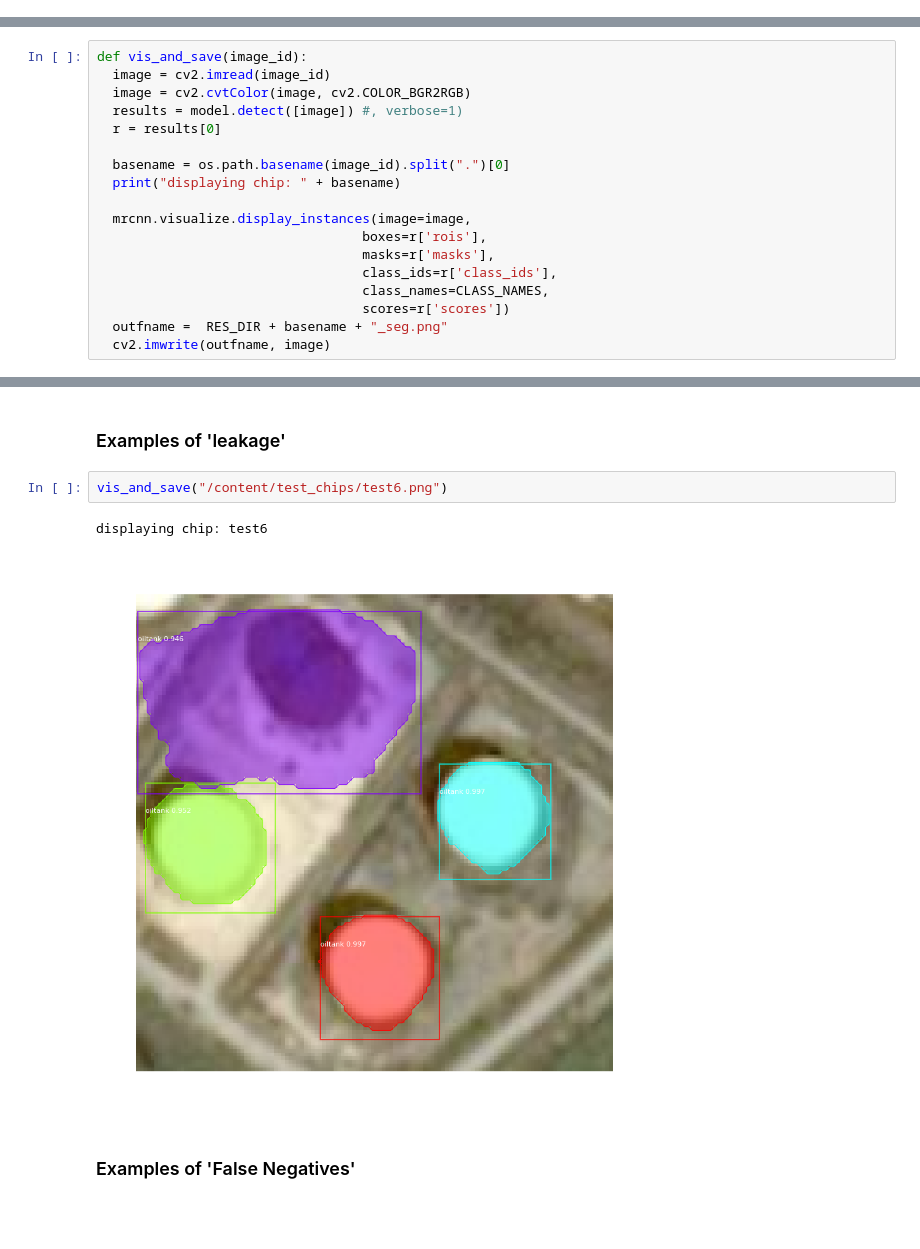
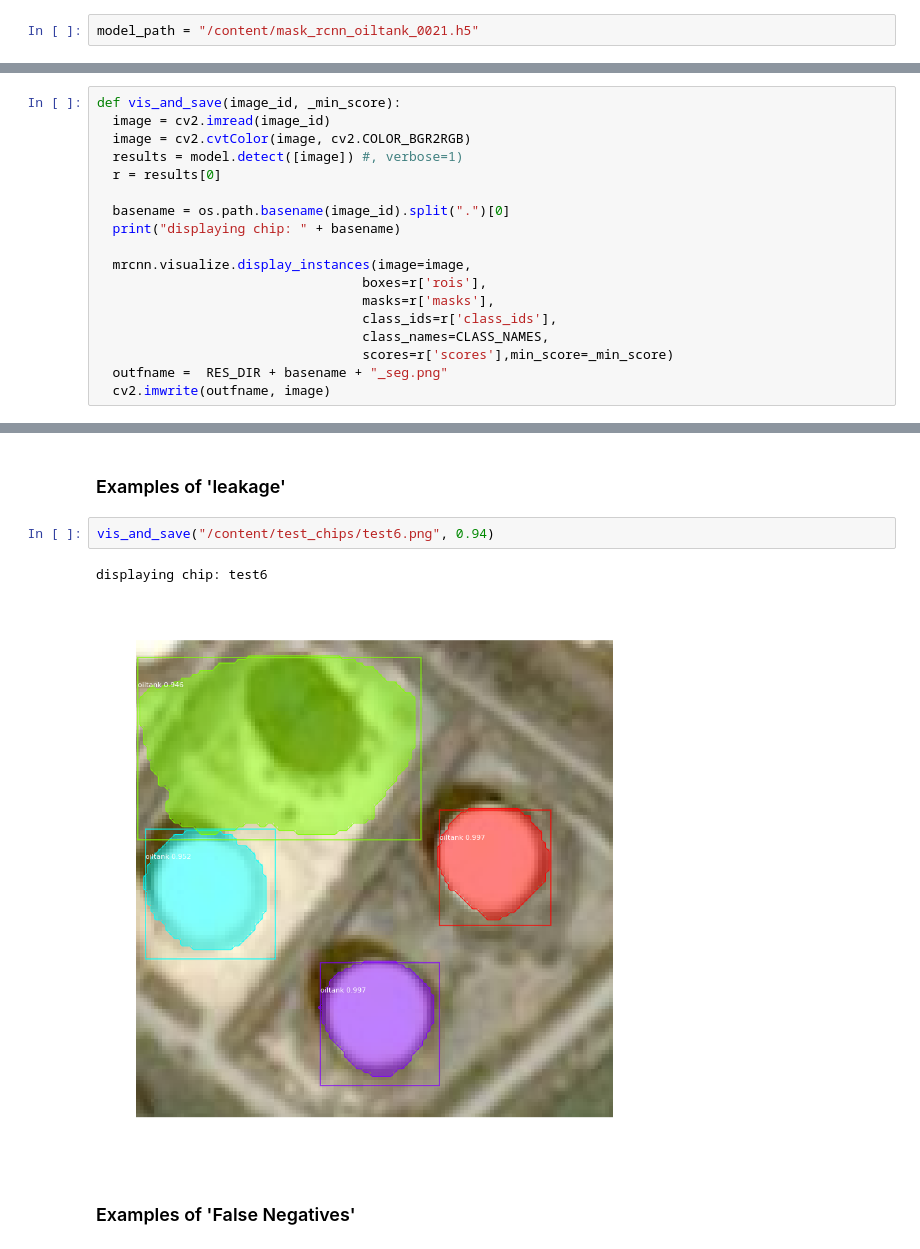
Before and after one commit to georgiosouzounis/instance-segmentation-mask-rcnn, a Jupyter notebook: mask_rcnn_oiltanks_gpu.ipynb, the cells around one changed output, grey strips where cells are left out. Cells and saved outputs as stored; diff of their text form; blank space fills up the shorter version.

Commit message:
added score threshold in inference

```diff
--- a/mask_rcnn_oiltanks_gpu.ipynb
+++ b/mask_rcnn_oiltanks_gpu.ipynb
@@ -1017,3 +1023,5 @@ Found model /content/Mask-RCNN-hacked/log/oiltank20210712T0647/mask_rcnn_oiltank
+# %%
+model_path = "/content/mask_rcnn_oiltank_0021.h5"
 # %% [markdown]
 ### Create the inference model configured with the best weights
 # %%
@@ -1135,7 +1143,7 @@ CLASS_NAMES = ["background", "oiltank"]
 RES_DIR = "/content/results/"
 import mrcnn
 # %%
-def vis_and_save(image_id):
+def vis_and_save(image_id, _min_score):
   image = cv2.imread(image_id)
   image = cv2.cvtColor(image, cv2.COLOR_BGR2RGB)
   results = model.detect([image]) #, verbose=1)
@@ -1149,6 +1157,6 @@ def vis_and_save(image_id):
                                   masks=r['masks'],
                                   class_ids=r['class_ids'],
                                   class_names=CLASS_NAMES,
-                                  scores=r['scores'])
+                                  scores=r['scores'],min_score=_min_score)
   outfname =  RES_DIR + basename + "_seg.png"
   cv2.imwrite(outfname, image)
@@ -1182,10 +1192,10 @@ Lastly, we see one False Negative and that is on a type of tank that is not repr
 # %% [markdown]
 ### Examples of 'leakage'
 # %%
-vis_and_save("/content/test_chips/test6.png")
+vis_and_save("/content/test_chips/test6.png", 0.94)
 # %% [output]
 displaying chip: test6
-[figure, old version]
+[figure, new version]
 # %% [markdown]
 ### Examples of 'False Negatives'
 # %%
```
Also changed, not shown: parts of 11 cells of this notebook.
